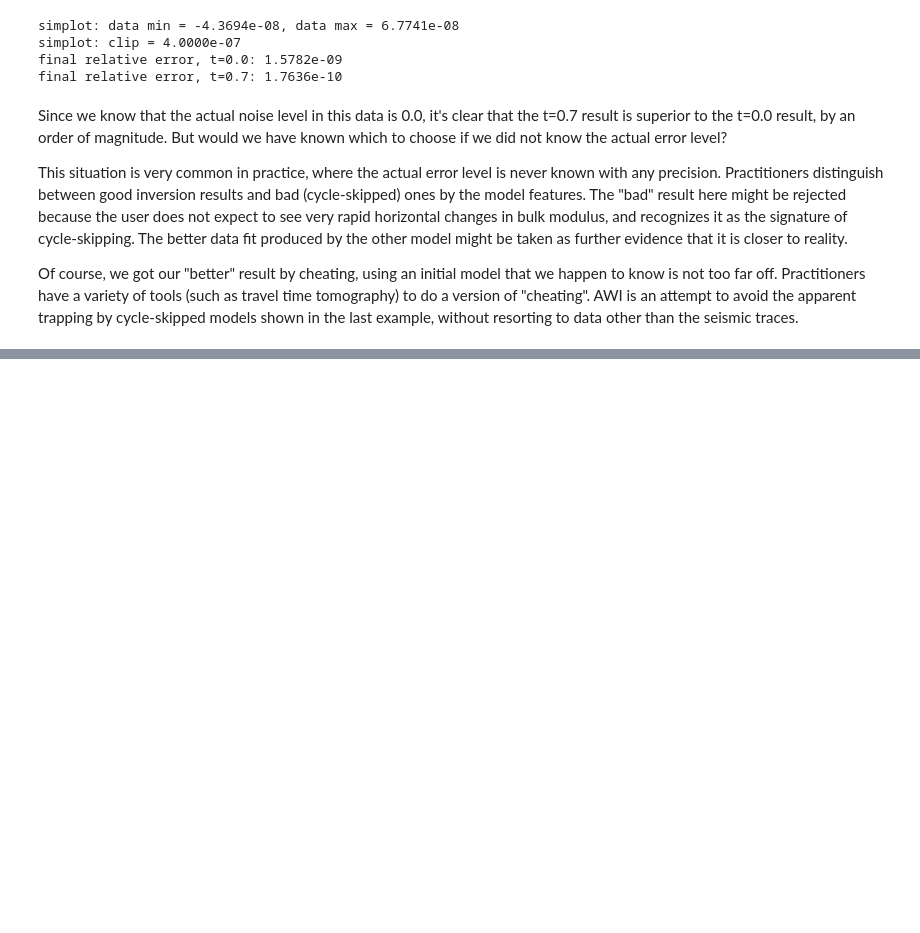
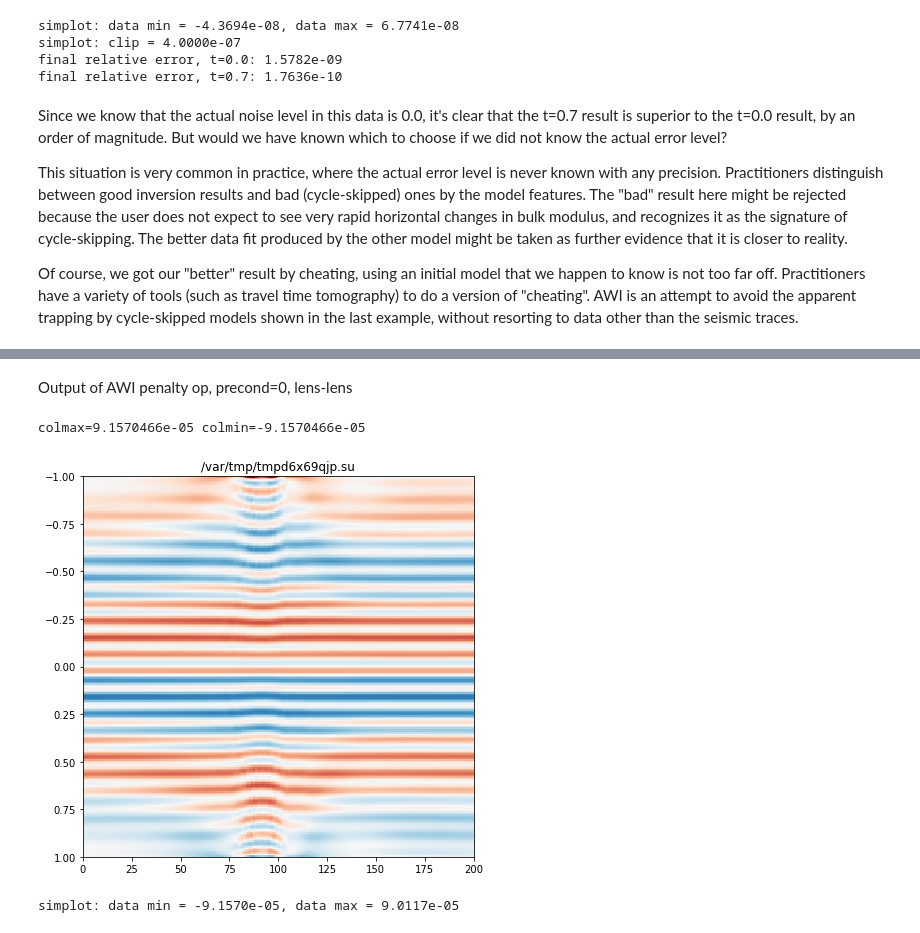
Before and after one commit to wwsorcas/trip, a Jupyter notebook: pyrvl/awivc.ipynb, the cells around one changed output, grey strips where cells are left out. Cells and saved outputs as stored; diff of their text form; code cells hidden in the pictures; blank space fills up the shorter version.

```diff
--- a/pyrvl/awivc.ipynb
+++ b/pyrvl/awivc.ipynb
@@ -1060,0 +1178,8 @@ $$
+# %% [markdown]
+Output of AWI penalty op, precond=0, lens-lens
+# %%
+linalg.simplot(pent0ll.data)
+# %% [output]
+colmax=9.1570466e-05 colmin=-9.1570466e-05
+[figure, added]
+simplot: data min = -9.1570e-05, data max = 9.0117e-05
```
Also changed, not shown: parts of 35 cells of this notebook, 1 other file.
